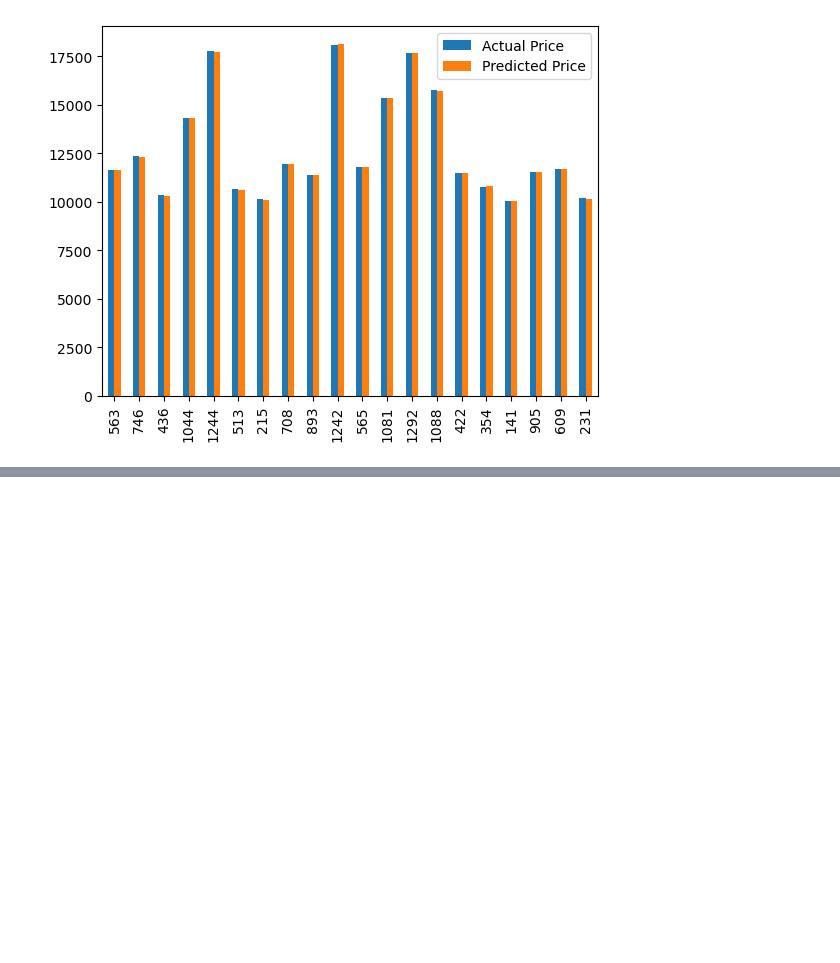
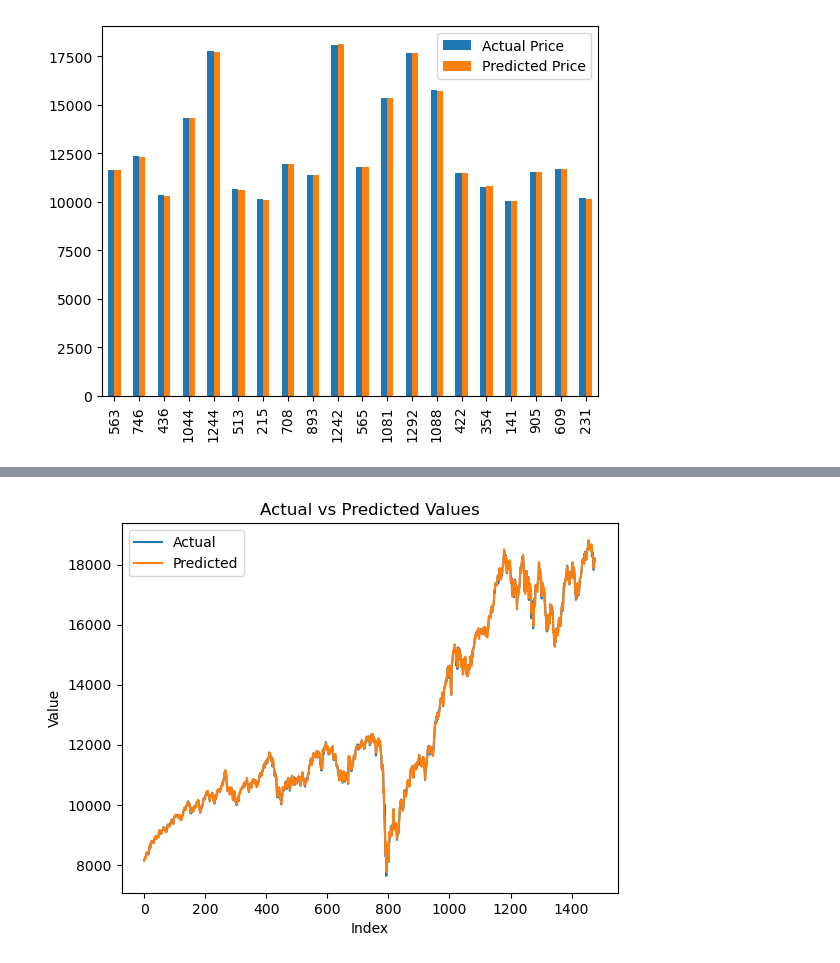
Before and after one commit to Abbas-Source/alianzworkz-internship, a Jupyter notebook: GeneralisedLinearRegressor/stock-prediction-using-gen-linear-regressor.ipynb, the cells around one changed output, grey strips where cells are left out. Drawn from its saved outputs; the diff is of its cells as text; code cells hidden in the pictures; blank space fills up the shorter version.

```diff
--- a/GeneralisedLinearRegressor/stock-prediction-using-gen-linear-regressor.ipynb
+++ b/GeneralisedLinearRegressor/stock-prediction-using-gen-linear-regressor.ipynb
@@ -184,3 +184,7 @@ _df.head(20).plot(kind='bar')
 # %% [output]
 <AxesSubplot:>
 [figure]
+# %%
+#predict value against test
+predicted=result.predict(x)
+print(predicted)
@@ -186,0 +204,11 @@ _df.head(20).plot(kind='bar')
+# %%
+# Plot the actual vs predicted values
+plt.plot(y, label='Actual')
+plt.plot(predicted, label='Predicted')
+plt.xlabel('Index')
+plt.ylabel('Value')
+plt.title('Actual vs Predicted Values')
+plt.legend()
+plt.show()
+# %% [output]
+[figure, added]
```
Also changed, not shown: parts of 2 cells of this notebook.
